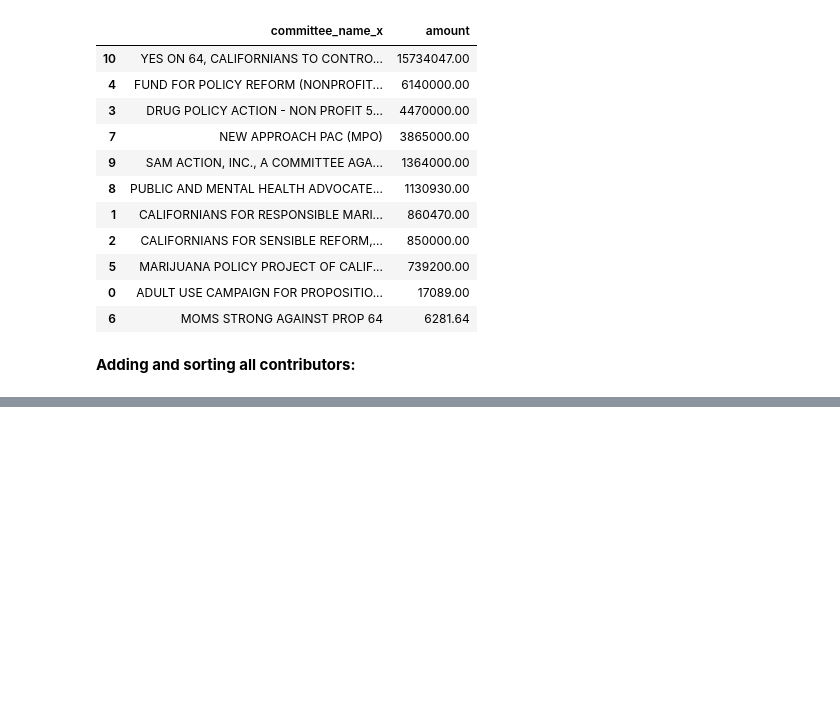
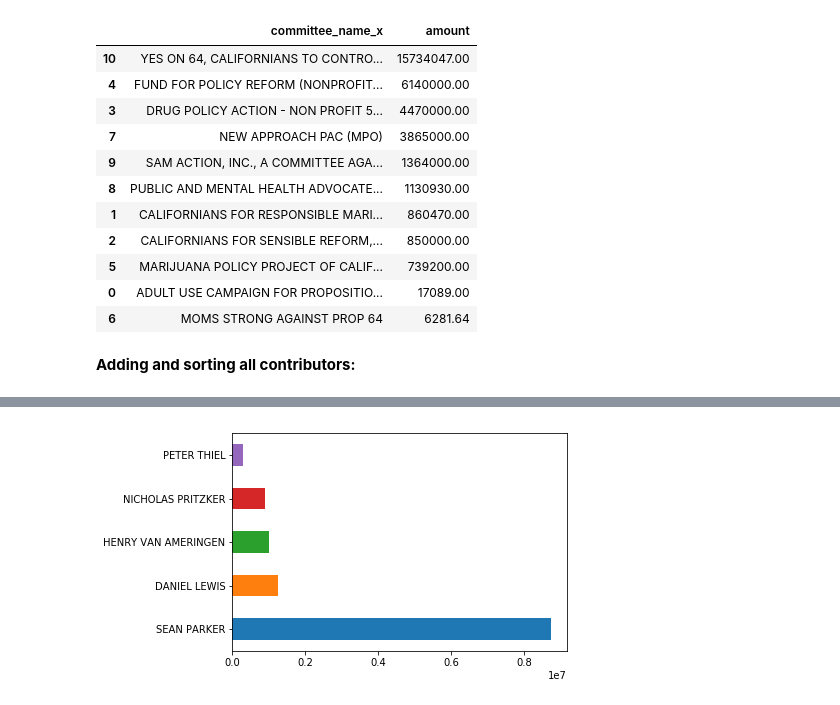
Before and after one commit to dukman00/first-python-notebook, a Jupyter notebook: Props.ipynb, the cells around one changed output, grey strips where cells are left out. Cells and saved outputs as stored; diff of their text form; code cells hidden in the pictures; blank space fills up the shorter version.

Commit message:
Added chart

```diff
--- a/Props.ipynb
+++ b/Props.ipynb
@@ -213,0 +170,4 @@ merged.groupby(["contributor_firstname", "contributor_lastname", "committee_posi
+# %%
+chart = combined_supporters.head(5).amount.plot.barh().set_yticklabels(combined_supporters.contributor_cleanname)
+# %% [output]
+[figure, added]
```
Also changed, not shown: parts of 16 cells of this notebook.
